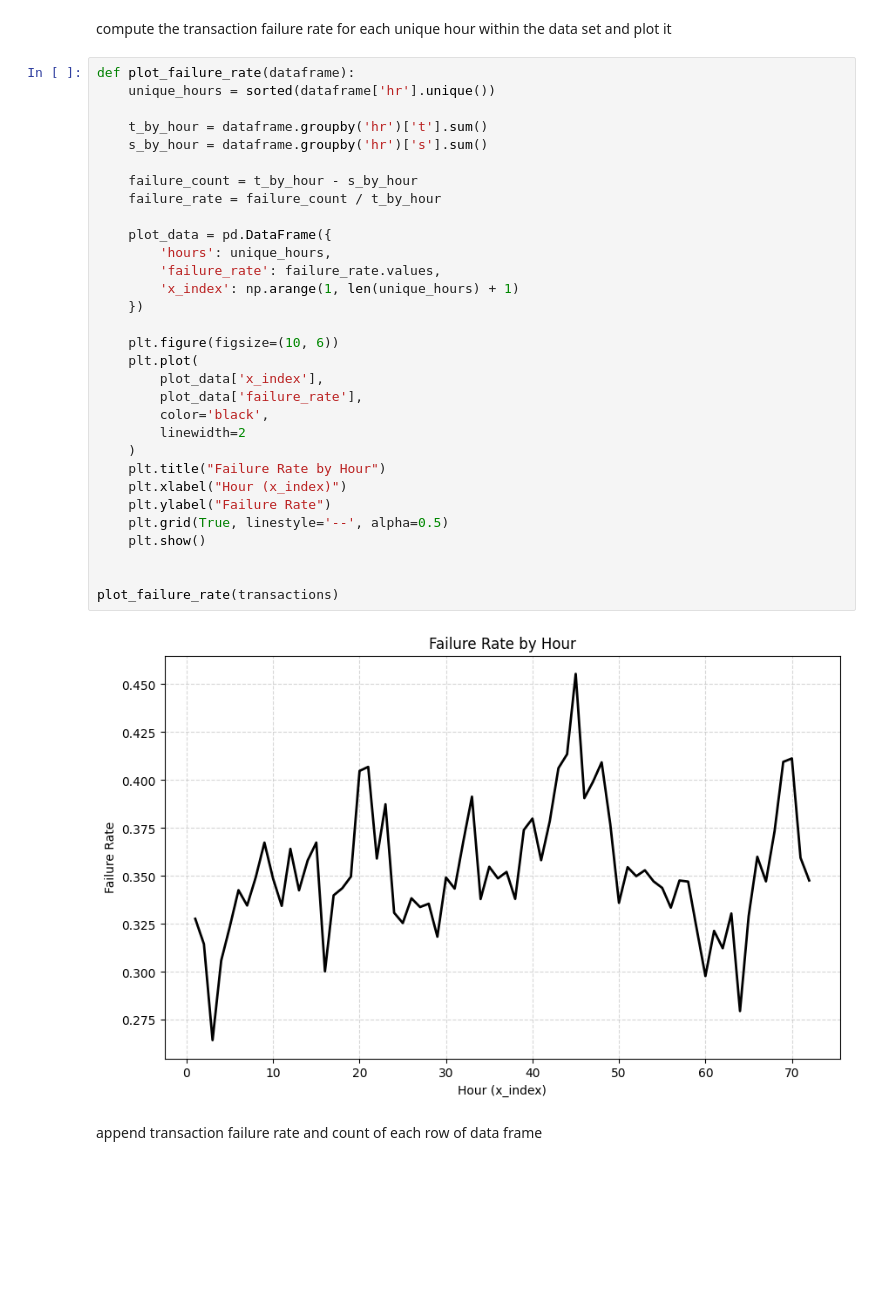
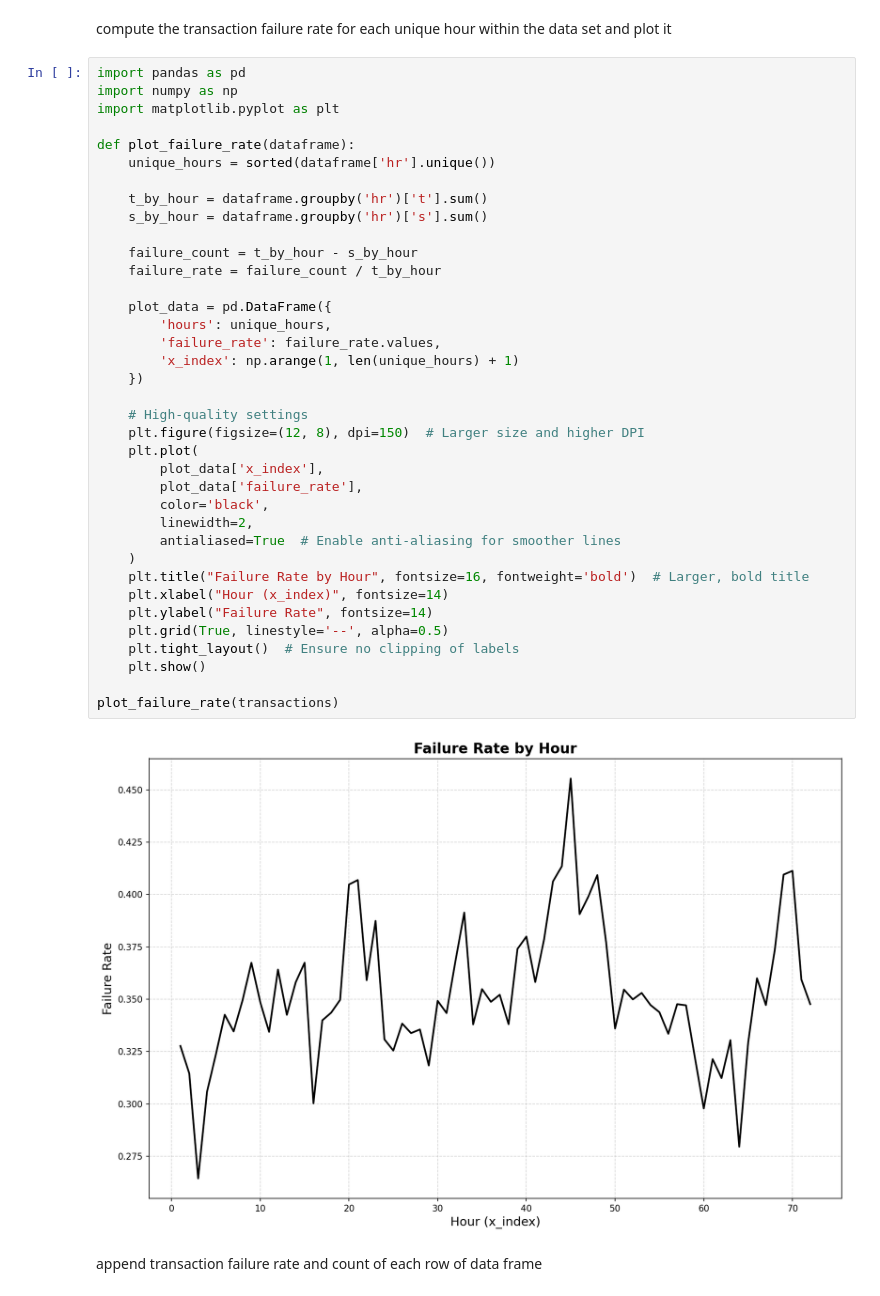
Before and after one commit to Jacob-J-Richards/Personal_save, a Jupyter notebook: Python/Transaction_Failure_Python.ipynb, the cells around one changed output. Drawn from its saved outputs; the diff is of its cells as text; blank space fills up the shorter version.

```diff
--- a/Python/Transaction_Failure_Python.ipynb
+++ b/Python/Transaction_Failure_Python.ipynb
@@ -29,38 +29,44 @@ transactions.columns = ["t", "s", "mid", "pmt", "pg", "subtype", "hr", "bank"]
 # %% [markdown]
 compute the transaction failure rate for each unique hour within the data set and plot it
 # %%
+import pandas as pd
+import numpy as np
+import matplotlib.pyplot as plt
+
 def plot_failure_rate(dataframe):
     unique_hours = sorted(dataframe['hr'].unique())
 
     t_by_hour = dataframe.groupby('hr')['t'].sum()
     s_by_hour = dataframe.groupby('hr')['s'].sum()
 
     failure_count = t_by_hour - s_by_hour
     failure_rate = failure_count / t_by_hour
 
     plot_data = pd.DataFrame({
         'hours': unique_hours,
         'failure_rate': failure_rate.values,
         'x_index': np.arange(1, len(unique_hours) + 1)
     })
 
-    plt.figure(figsize=(10, 6))
+    # High-quality settings
+    plt.figure(figsize=(12, 8), dpi=150)  # Larger size and higher DPI
     plt.plot(
         plot_data['x_index'],
         plot_data['failure_rate'],
         color='black',
-        linewidth=2
+        linewidth=2,
+        antialiased=True  # Enable anti-aliasing for smoother lines
     )
-    plt.title("Failure Rate by Hour")
-    plt.xlabel("Hour (x_index)")
-    plt.ylabel("Failure Rate")
+    plt.title("Failure Rate by Hour", fontsize=16, fontweight='bold')  # Larger, bold title
+    plt.xlabel("Hour (x_index)", fontsize=14)
+    plt.ylabel("Failure Rate", fontsize=14)
     plt.grid(True, linestyle='--', alpha=0.5)
+    plt.tight_layout()  # Ensure no clipping of labels
     plt.show()
 
-
 plot_failure_rate(transactions)
 # %% [output]
-[figure, old version]
+[figure, new version]
 # %% [markdown]
 append transaction failure rate and count of each row of data frame
 # %%
```
Also changed, not shown: parts of 8 cells of this notebook.
